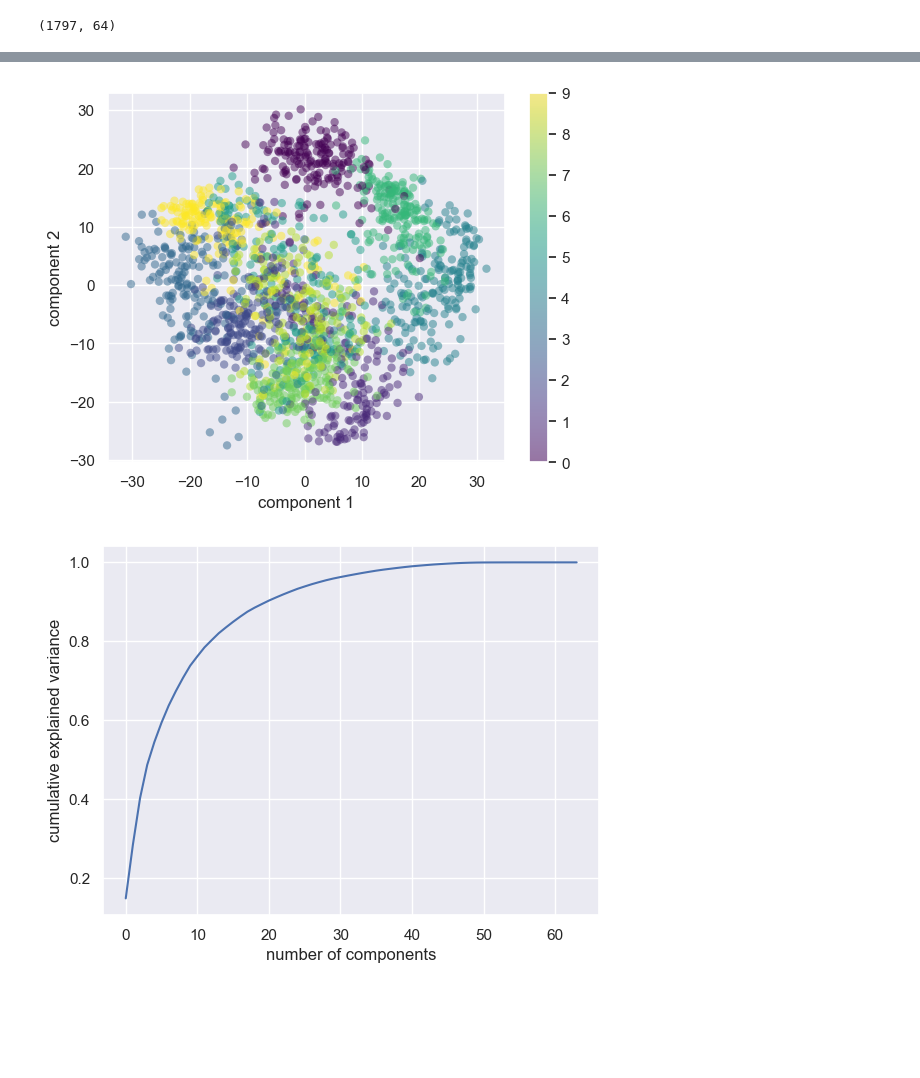
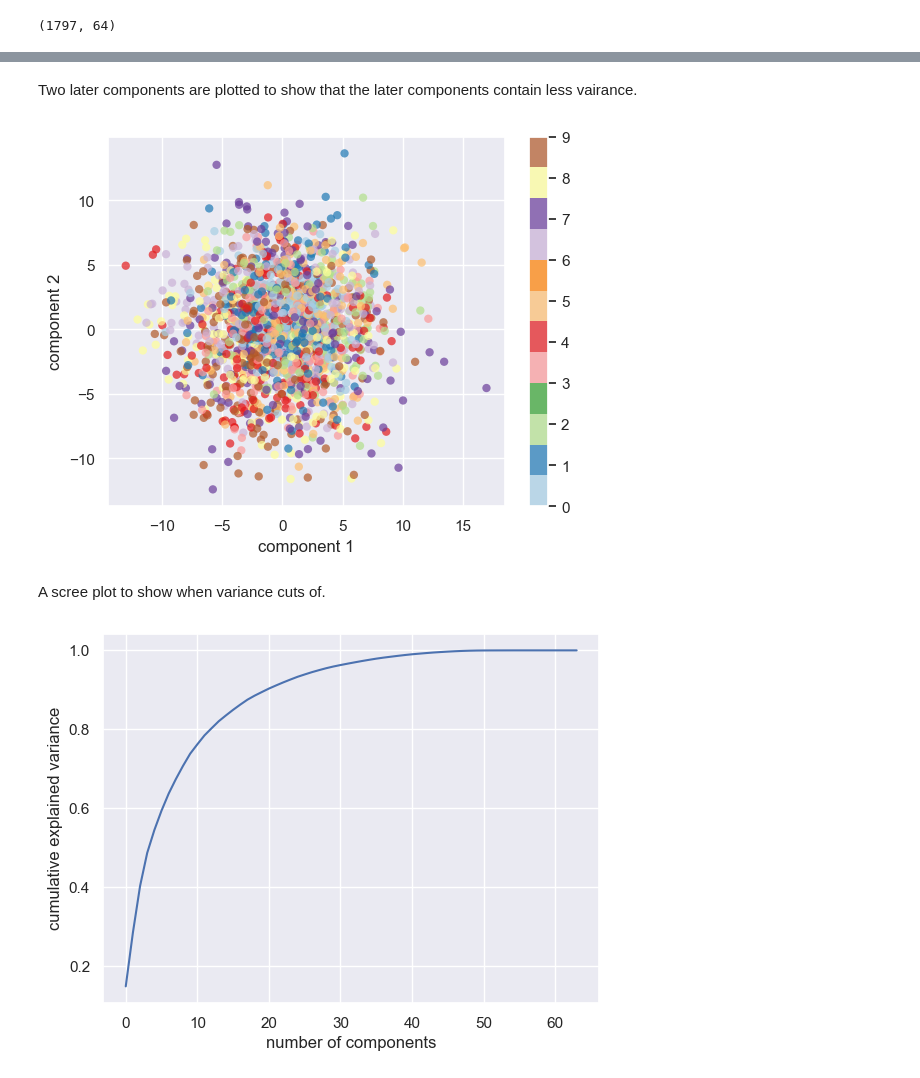
Before and after one commit to wilsbt/PCA, a Jupyter notebook: PCA_Tutorial_Jake.ipynb, the cells around one changed output, grey strips where cells are left out. Cells and saved outputs as stored; diff of their text form; code cells hidden in the pictures; blank space fills up the shorter version.

```diff
--- a/PCA_Tutorial_Jake.ipynb
+++ b/PCA_Tutorial_Jake.ipynb
@@ -129,5 +236,5 @@ digits.data.shape
 # %%
-pca = PCA(2)  # project from 64 to 2 dimensions
+pca = PCA(64)  # We use 64 (the same number of dimesnions as the data) so that we can look at all components
 projected = pca.fit_transform(digits.data)
 print(digits.data.shape)
 print(projected.shape)
@@ -137,12 +300,16 @@ print(projected.shape)
+# %% [markdown]
+Two later components are plotted to show that the later components contain less vairance.
 # %%
-plt.scatter(projected[:, 0], projected[:, 1],
-            c=digits.target, edgecolor='none', alpha=0.5,
-            cmap='viridis') # spectral is not supported so used inferno
+plt.scatter(projected[:, 16], projected[:, 17],
+            c=digits.target, edgecolor='none', alpha=0.7,
+            cmap='Paired') # spectral is not supported so used inferno
 plt.xlabel('component 1')
 plt.ylabel('component 2')
 plt.colorbar();
 # %% [output]
-[figure, old version]
+[figure, new version]
+# %% [markdown]
+A scree plot to show when variance cuts of.
 # %%
 pca = PCA().fit(digits.data)
 plt.plot(np.cumsum(pca.explained_variance_ratio_))
```
Also changed, not shown: parts of 47 cells of this notebook, 4 other files.
